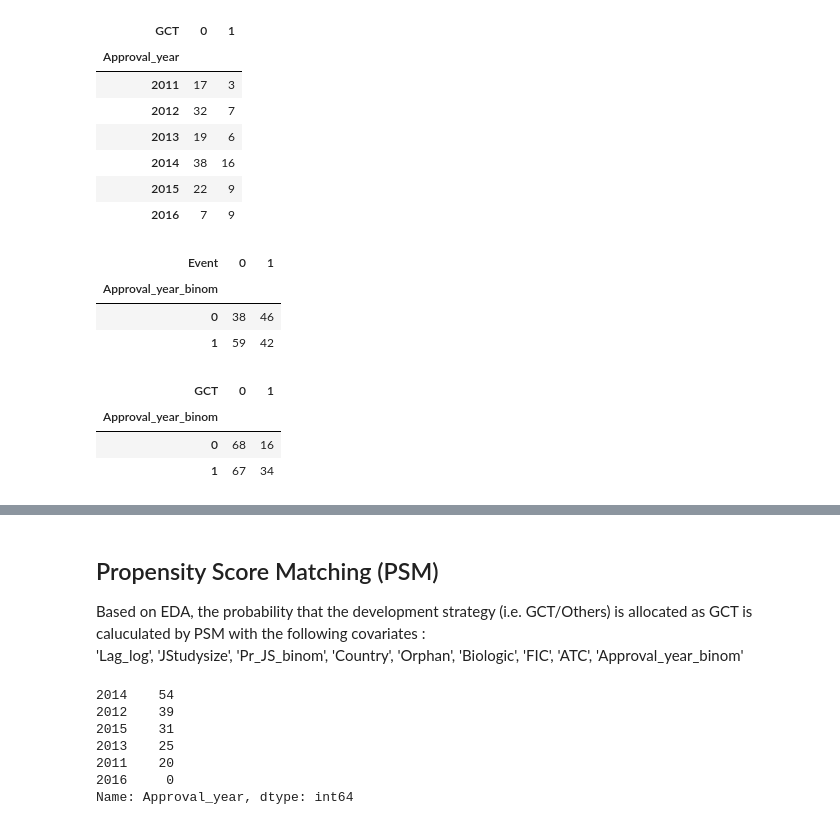
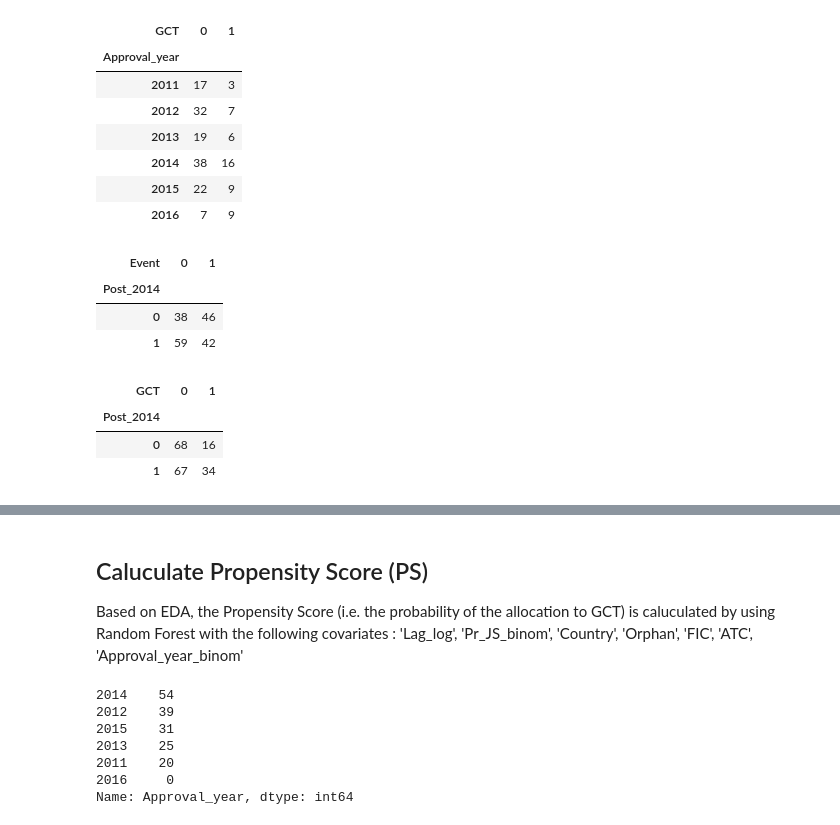
Before and after one commit to Chocolat0517K/Pharmaceutical_Data_Analysis, a Jupyter notebook: pilot_study.ipynb, the cells around one changed output, grey strips where cells are left out. Cells and saved outputs as stored; diff of their text form; code cells hidden in the pictures.

```diff
--- a/pilot_study.ipynb
+++ b/pilot_study.ipynb
@@ -256,7 +280,7 @@ plt.show()
 # %%
 # create a new column, which categorizes PR_JStudysize
 def js_cate(x) :
-    if x <= 0.20 :
+    if x <= 0.50 :
         return 0
     else :
         return 1
@@ -421,24 +445,24 @@ def app_cate(x) :
     else :
         return 1
 
-pilot['Approval_year_binom'] = pilot['Approval_year'].apply(app_cate)
+pilot['Post_2014'] = pilot['Approval_year'].apply(app_cate)
 # %%
-# create a crosstab of Approval_year and PMSE
-ct_appb_pmse = pd.crosstab(pilot.Approval_year_binom,
+# create a crosstab of Post_2014 and PMSE
+ct_post_pmse = pd.crosstab(pilot.Post_2014,
                            pilot.Event)
-display(ct_appb_pmse)
+display(ct_post_pmse)
 
-# create a crosstab of Approval_year and GCT
-ct_appb_gct = pd.crosstab(pilot.Approval_year_binom,
+# create a crosstab of Post_2014 and GCT
+ct_post_gct = pd.crosstab(pilot.Post_2014,
                           pilot.GCT)
-display(ct_appb_gct)
+display(ct_post_gct)
 # %% [output]
 | Event | 0 | 1 |
-| Approval_year_binom |  |  |
+| Post_2014 |  |  |
 | 0 | 38 | 46 |
 | 1 | 59 | 42 |
 | GCT | 0 | 1 |
-| Approval_year_binom |  |  |
+| Post_2014 |  |  |
 | 0 | 68 | 16 |
 | 1 | 67 | 34 |
 # %%
@@ -452,7 +476,7 @@ pilot.head()
 | 3 | イロプロスト | 277 | EU | 0 | 12.041096 | 406 | 49 | 0 | 0 | ... |
 | 4 | エボロクマブ（遺伝子組み換え） | 308 | EU | 1 | 0.517808 | 5115 | 579 | 0 | 1 | ... |
 # %% [markdown]
-## Propensity Score Matching (PSM)
-Based on EDA, the probability that the development strategy (i.e. GCT/Others) is allocated as GCT is caluculated by PSM with the following covariates :
-'Lag_log', 'JStudysize', 'Pr_JS_binom', 'Country', 'Orphan', 'Biologic', 'FIC', 'ATC', 'Approval_year_binom'
+## Caluculate Propensity Score (PS)
+Based on EDA, the Propensity Score (i.e. the probability of the allocation to GCT) is caluculated by using Random Forest with the following covariates :
+'Lag_log', 'Pr_JS_binom', 'Country', 'Orphan', 'FIC', 'ATC', 'Approval_year_binom'
 # %%
```
Also changed, not shown: parts of 8 cells of this notebook.
